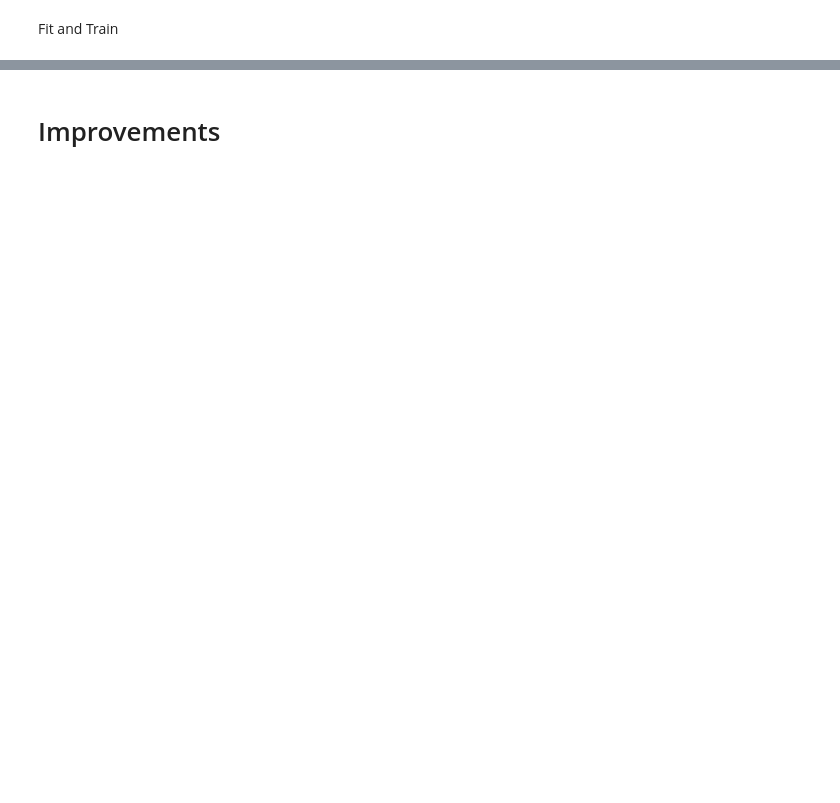
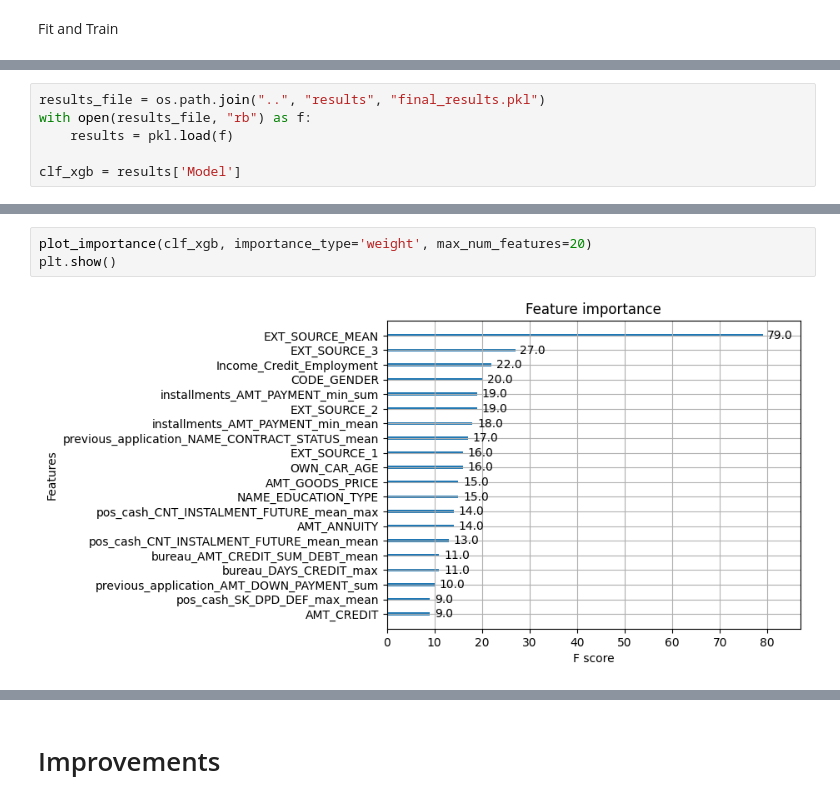
Before and after one commit to CelineChiLamNg/home_credit_default_prediction, a Jupyter notebook: notebooks/home_credit_4.ipynb, the cells around one changed output, grey strips where cells are left out. Saved outputs shown, nothing was run; the diff lists cells and outputs as text; blank space fills up the shorter version.

Commit message:
model ready to deploy

```diff
--- a/notebooks/home_credit_4.ipynb
+++ b/notebooks/home_credit_4.ipynb
@@ -829,0 +800,6 @@ predictions = loaded_pipeline.predict(new_data)
+# %%
+results_file = os.path.join("..", "results", "final_results.pkl")
+with open(results_file, "rb") as f:
+    results = pkl.load(f)
+
+clf_xgb = results['Model']
@@ -829,0 +819,5 @@ predictions = loaded_pipeline.predict(new_data)
+# %%
+plot_importance(clf_xgb, importance_type='weight', max_num_features=20)
+plt.show()
+# %% [output]
+[figure, added]
```
Also changed, not shown: parts of 31 cells of this notebook, 3 other files.
